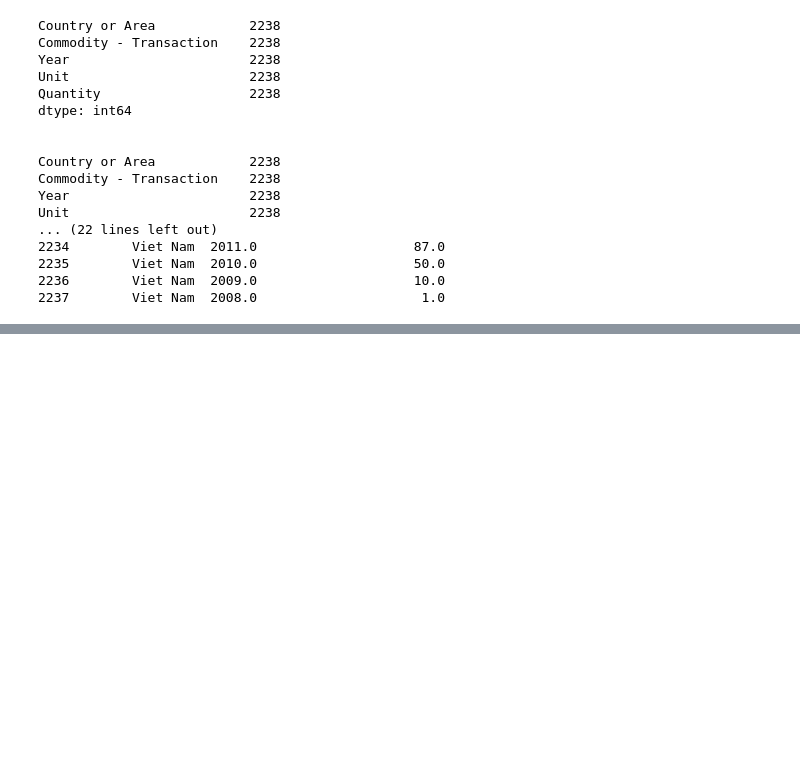
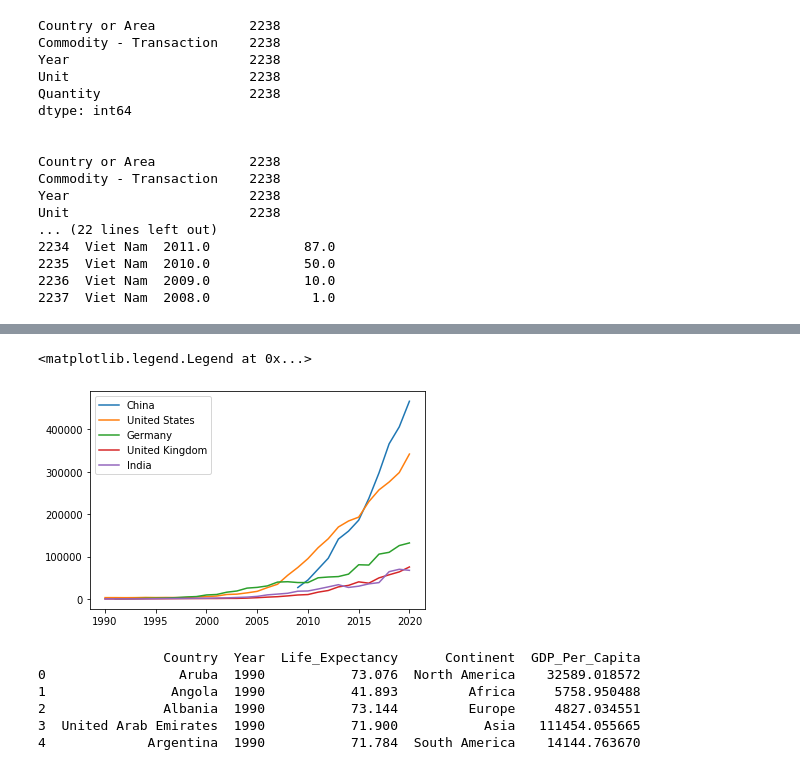
Before and after one commit to ballir27/un-exploration, a Jupyter notebook: Notebooks/Wind_Data_Solo_Exploration.ipynb, the cells around one changed output, grey strips where cells are left out. Cells and saved outputs as stored; diff of their text form; code cells hidden in the pictures; blank space fills up the shorter version.

```diff
--- a/Notebooks/Wind_Data_Solo_Exploration.ipynb
+++ b/Notebooks/Wind_Data_Solo_Exploration.ipynb
@@ -61,0 +63,11 @@ Unit                       2238
+# %%
+wind_pivoted = wind_df.pivot_table(values = 'Total_Wind_GWh',index='Country', columns ='Year')
+print(wind_pivoted.shape)
+
+wind_pivoted_1990_2018 = (wind_pivoted
+                          #similar to gdp data - dropped rows with nan in 1990 and 2018
+                          .dropna(subset=[1990, 2018])
+                          #dropped 2021 since all rows are nan for remainining rows
+                          .drop(columns=[2021])
+                         )
+print(wind_pivoted_1990_2018.shape)
@@ -61,0 +102,3 @@ Unit                       2238
+# %%
+wind_pivoted = wind_pivoted.sort_values(2020,ascending=False)
+wind_pivoted.head(10)
@@ -61,0 +143,40 @@ Unit                       2238
+# %%
+plt.plot(wind_pivoted.loc['China'])
+plt.plot(wind_pivoted.loc['United States'])
+plt.plot(wind_pivoted.loc['Germany'])
+plt.plot(wind_pivoted.loc['United Kingdom'])
+plt.plot(wind_pivoted.loc['India'])
+plt.legend(['China','United States','Germany','United Kingdom','India'])
+# %% [output]
+<matplotlib.legend.Legend at 0x...>
+[figure, added]
+# %%
+#Import UN GDP Data and re-organize like guided excercise
+gdp_df = pd.read_csv('../data/UNdata_Export_20230915_035336592.csv')
+gdp_df = gdp_df.drop(columns='Value Footnotes')
+gdp_df = gdp_df.rename(columns={'Country or Area':'Country', 'Value':'GDP_Per_Capita'})
+
+#Import UN Continents data and merge like guided exercise
+continents = pd.read_csv('../data/continents.csv')
+gdp_df=continents.merge(gdp_df,how='inner')
+
+#Import UN Life Expectancy Data and re-organize like guided exercise
+life_expectancy = pd.read_csv('../data/API_SP.DYN.LE00.IN_DS2_en_csv_v2_5839536.csv',skiprows=[0,2])
+life_expectancy=(life_expectancy
+                 .drop(columns=["Country Code","Indicator Name", "Indicator Code"])
+                 .melt(id_vars="Country Name",var_name='Year', value_name='Life_Expectancy')
+                 .rename(columns = {"Country Name":"Country"})
+                )
+
+#Merge Life Expectancy and GDP dataframes like in guided exercise
+life_expectancy=life_expectancy[life_expectancy['Year'] != 'Unnamed: 67']
+life_expectancy['Year']=life_expectancy['Year'].astype(np.int64)
+gdp_le = life_expectancy.merge(gdp_df,how='inner',on=["Country","Year"])
+print(gdp_le.head())
+# %% [output]
+                Country  Year  Life_Expectancy      Continent  GDP_Per_Capita
+0                 Aruba  1990           73.076  North America    32589.018572
+1                Angola  1990           41.893         Africa     5758.950488
+2               Albania  1990           73.144         Europe     4827.034551
+3  United Arab Emirates  1990           71.900           Asia   111454.055665
+4             Argentina  1990           71.784  South America    14144.763670
```
Also changed, not shown: parts of 29 cells of this notebook.
